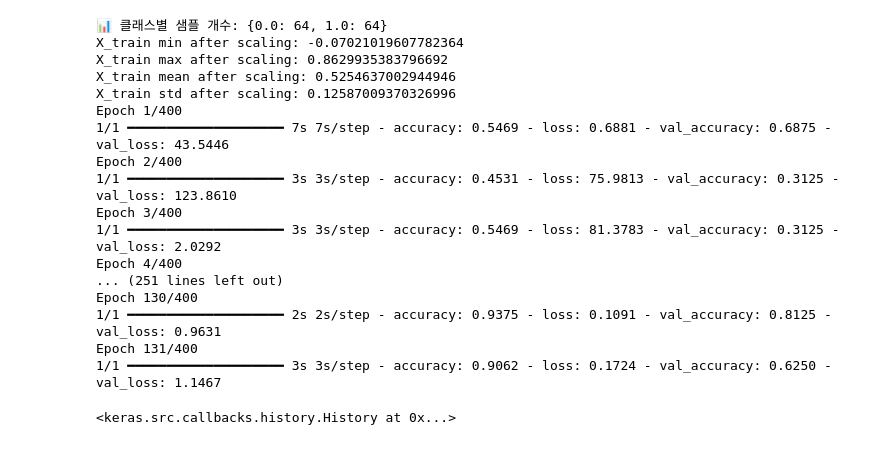
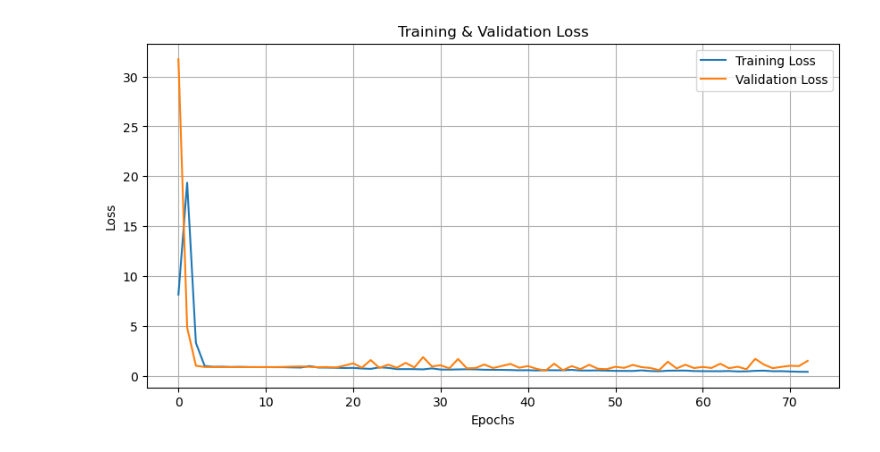
Before and after one commit to 2025TUKCOMCD/Bucket, a Jupyter notebook: ML/learning.ipynb, the cells around one changed output. Cells and saved outputs as stored; diff of their text form; code cells hidden in the pictures.

```diff
--- a/ML/learning.ipynb
+++ b/ML/learning.ipynb
@@ -172,8 +171,32 @@ labels = [0, 0, 0, 0, 0, 0, 0, 0, 0, 0,
          1, 1, 1, 1, 1, 1, 1, 1, 1, 1,
          1, 1, 1, 1, 1, 1, 1, 1, 1, 1]  # 0 = 올바른 자세, 1 = 잘못된 자세
 
+# ✅ 올바른 자세와 잘못된 자세 데이터를 함께 로드
+file_paths_val = [
+    "D:/Studying/gradu/013.피트니스자세/2.Validation/검증데이터/body_v-1-561.json",
+    "D:/Studying/gradu/013.피트니스자세/2.Validation/검증데이터/body_v-2-561.json",
+    "D:/Studying/gradu/013.피트니스자세/2.Validation/검증데이터/body_v-3-561.json",
+    "D:/Studying/gradu/013.피트니스자세/2.Validation/검증데이터/body_v-4-561.json",
+    "D:/Studying/gradu/013.피트니스자세/2.Validation/검증데이터/body_v-5-561.json",
+    "D:/Studying/gradu/013.피트니스자세/2.Validation/검증데이터/body_v-6-561.json",
+    "D:/Studying/gradu/013.피트니스자세/2.Validation/검증데이터/body_v-7-561.json",
+    "D:/Studying/gradu/013.피트니스자세/2.Validation/검증데이터/body_v-1-562.json",
+    "D:/Studying/gradu/013.피트니스자세/2.Validation/검증데이터/body_v-1-563.json",
+    "D:/Studying/gradu/013.피트니스자세/2.Validation/검증데이터/body_v-1-564.json",
+    "D:/Studying/gradu/013.피트니스자세/2.Validation/검증데이터/body_v-1-565.json",
+    "D:/Studying/gradu/013.피트니스자세/2.Validation/검증데이터/body_v-1-566.json",
+    "D:/Studying/gradu/013.피트니스자세/2.Validation/검증데이터/body_v-1-567.json",
+    "D:/Studying/gradu/013.피트니스자세/2.Validation/검증데이터/body_v-1-568.json"
+]
+
+labels_val = [0, 0, 0, 0, 0, 0, 0,
+         1, 1, 1, 1, 1, 1, 1]  # 0 = 올바른 자세, 1 = 잘못된 자세
+
+
 # ✅ 전처리 실행
 X_train, y_train = load_labeled_json_skeleton(file_paths, labels)
+X_val, y_val = load_labeled_json_skeleton(file_paths_val, labels_val)
 # ✅ 전처리된 데이터 형태 확인
 print("전처리된 데이터 Shape:", X_train.shape)
+print("전처리된 데이터 Shape:", X_val.shape)
 # %% [output]
@@ -337,44 +432,18 @@ Normalized adjacency matrix shape: (21, 21)
-# %%
-from tensorflow.keras.callbacks import EarlyStopping
-from sklearn.model_selection import train_test_split
-
-y_train = tf.keras.utils.to_categorical(y_train, num_classes=2)
-
-# ✅ Train / Validation 데이터 분할
-X_train, X_val, y_train, y_val = train_test_split(X_train, y_train, test_size=0.2, random_state=42)
-
-# ✅ 클래스 비율 확인
-unique, counts = np.unique(y_train, return_counts=True)
-print(f"📊 클래스별 샘플 개수: {dict(zip(unique, counts))}")
-
-early_stopping = EarlyStopping(monitor='accuracy', patience=50, restore_best_weights=True)
-
-# ✅ 정규화된 값 확인
-print(f"X_train min after scaling: {np.min(X_train)}")
-print(f"X_train max after scaling: {np.max(X_train)}")
-print(f"X_train mean after scaling: {np.mean(X_train)}")
-print(f"X_train std after scaling: {np.std(X_train)}")
-
-stgcn_model.fit(X_train, y_train, epochs=400, batch_size=64, verbose=1, validation_data=(X_val, y_val), callbacks=[early_stopping])
-# %% [output]
-📊 클래스별 샘플 개수: {0.0: 64, 1.0: 64}
-X_train min after scaling: -0.07021019607782364
-X_train max after scaling: 0.8629935383796692
-X_train mean after scaling: 0.5254637002944946
-X_train std after scaling: 0.12587009370326996
-Epoch 1/400
-1/1 ━━━━━━━━━━━━━━━━━━━━ 7s 7s/step - accuracy: 0.5469 - loss: 0.6881 - val_accuracy: 0.6875 - val_loss: 43.5446
-Epoch 2/400
-1/1 ━━━━━━━━━━━━━━━━━━━━ 3s 3s/step - accuracy: 0.4531 - loss: 75.9813 - val_accuracy: 0.3125 - val_loss: 123.8610
-Epoch 3/400
-1/1 ━━━━━━━━━━━━━━━━━━━━ 3s 3s/step - accuracy: 0.5469 - loss: 81.3783 - val_accuracy: 0.3125 - val_loss: 2.0292
-Epoch 4/400
-... (251 lines left out)
-Epoch 130/400
-1/1 ━━━━━━━━━━━━━━━━━━━━ 2s 2s/step - accuracy: 0.9375 - loss: 0.1091 - val_accuracy: 0.8125 - val_loss: 0.9631
-Epoch 131/400
-1/1 ━━━━━━━━━━━━━━━━━━━━ 3s 3s/step - accuracy: 0.9062 - loss: 0.1724 - val_accuracy: 0.6250 - val_loss: 1.1467
-<keras.src.callbacks.history.History at 0x...>
+# %%
+import matplotlib.pyplot as plt
+
+# ✅ Loss 그래프 그리기
+plt.figure(figsize=(10, 5))
+plt.plot(history.history['loss'], label='Training Loss')
+plt.plot(history.history['val_loss'], label='Validation Loss')
+plt.xlabel('Epochs')
+plt.ylabel('Loss')
+plt.title('Training & Validation Loss')
+plt.legend()
+plt.grid()
+plt.show()
+# %% [output]
+[figure, added]
 # %%
 def predict_multiple_json_skeleton(file_paths):
     results = {}
```
Also changed, not shown: parts of 6 cells of this notebook.
